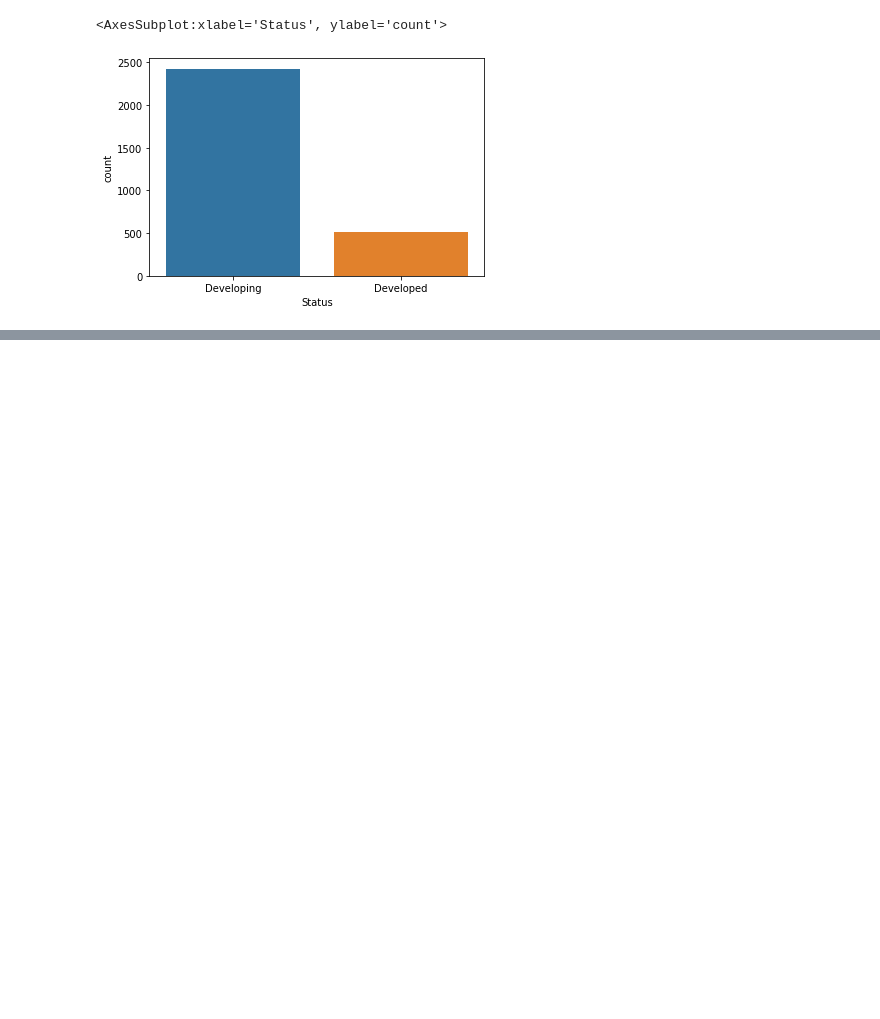
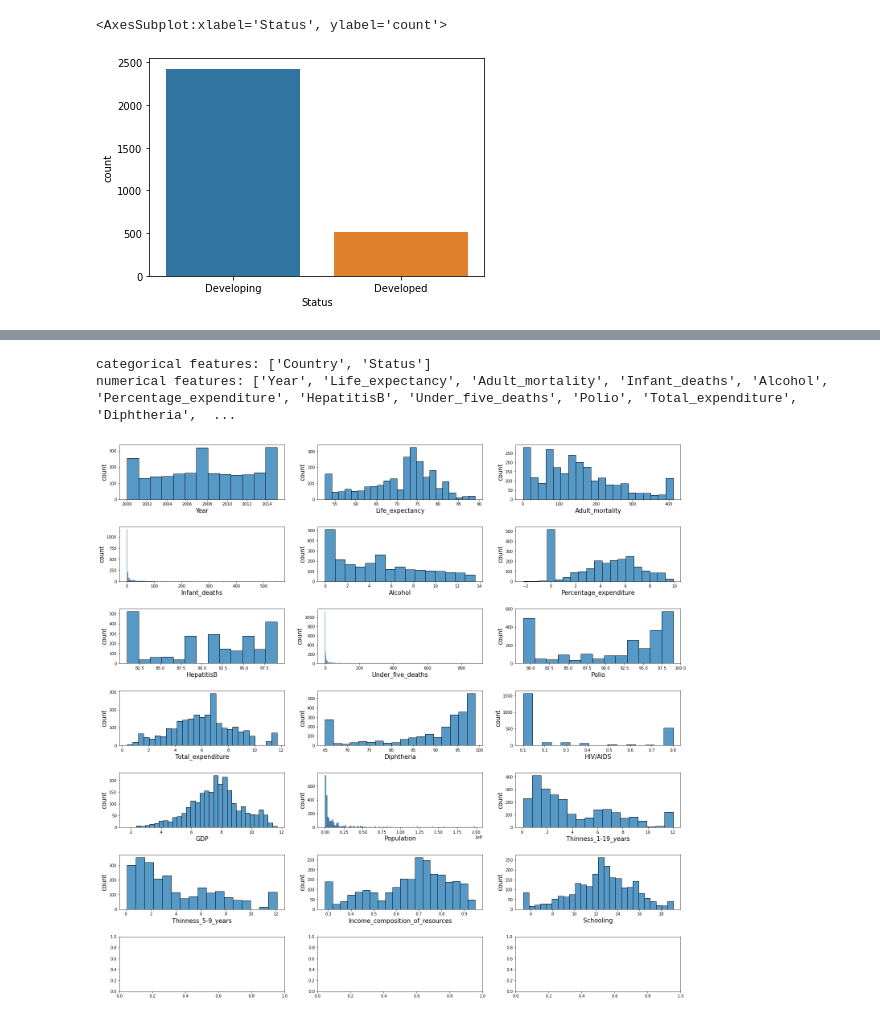
Before and after one commit to billbo-yang/DS503_Final_Project, a Jupyter notebook: eda.ipynb, the cells around one changed output, grey strips where cells are left out. Drawn from its saved outputs; the diff is of its cells as text; code cells hidden in the pictures; blank space fills up the shorter version.

```diff
--- a/eda.ipynb
+++ b/eda.ipynb
@@ -73,0 +239,3 @@ Some things of note:
+# %%
+# drop measles
+life_expectancy.drop('Measles', axis=1, inplace=True)
@@ -73,0 +262,20 @@ Some things of note:
+# %%
+# lets define the categorical features and numerical features now
+cat_features = [feature for feature in life_expectancy.columns if life_expectancy[feature].dtypes=='O']
+print("categorical features: {}".format(cat_features))
+
+num_features = list(life_expectancy.drop(cat_features, axis=1).drop('index', axis=1).columns)
+print("numerical features: {}".format(num_features))
+# %% [output]
+categorical features: ['Country', 'Status']
+numerical features: ['Year', 'Life_expectancy', 'Adult_mortality', 'Infant_deaths', 'Alcohol', 'Percentage_expenditure', 'HepatitisB', 'Under_five_deaths', 'Polio', 'Total_expenditure', 'Diphtheria',  ...
+# %%
+# lets analyzie numeric features
+fig, axs = plt.subplots(7,3, figsize=(25,25))
+plt.subplots_adjust(hspace=0.5)
+for c, feature in enumerate(num_features):
+    a= sns.histplot(x=feature, data=life_expectancy, ax=axs.flat[c],)
+    a.set_xlabel(feature,fontsize=15)
+    a.set_ylabel('count',fontsize=15)
+# %% [output]
+[figure, added]
```
Also changed, not shown: parts of 23 cells of this notebook.
